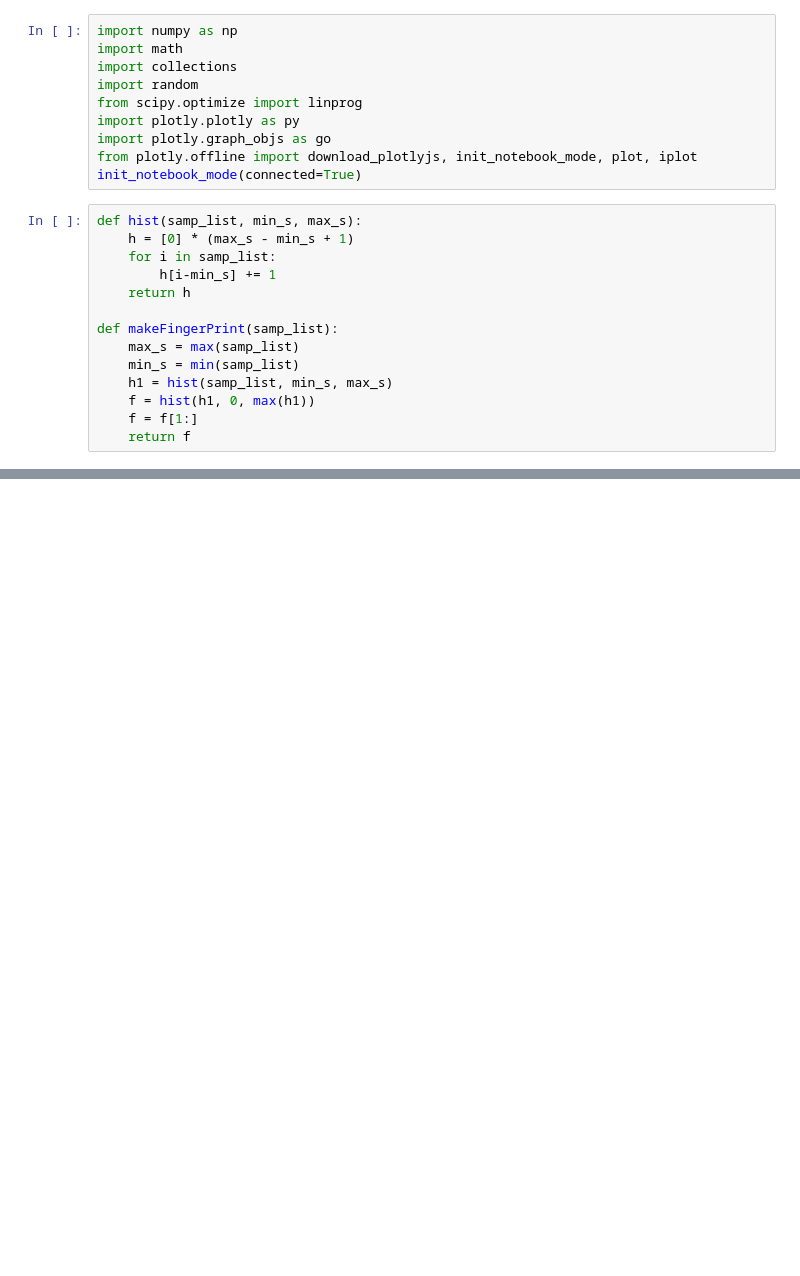
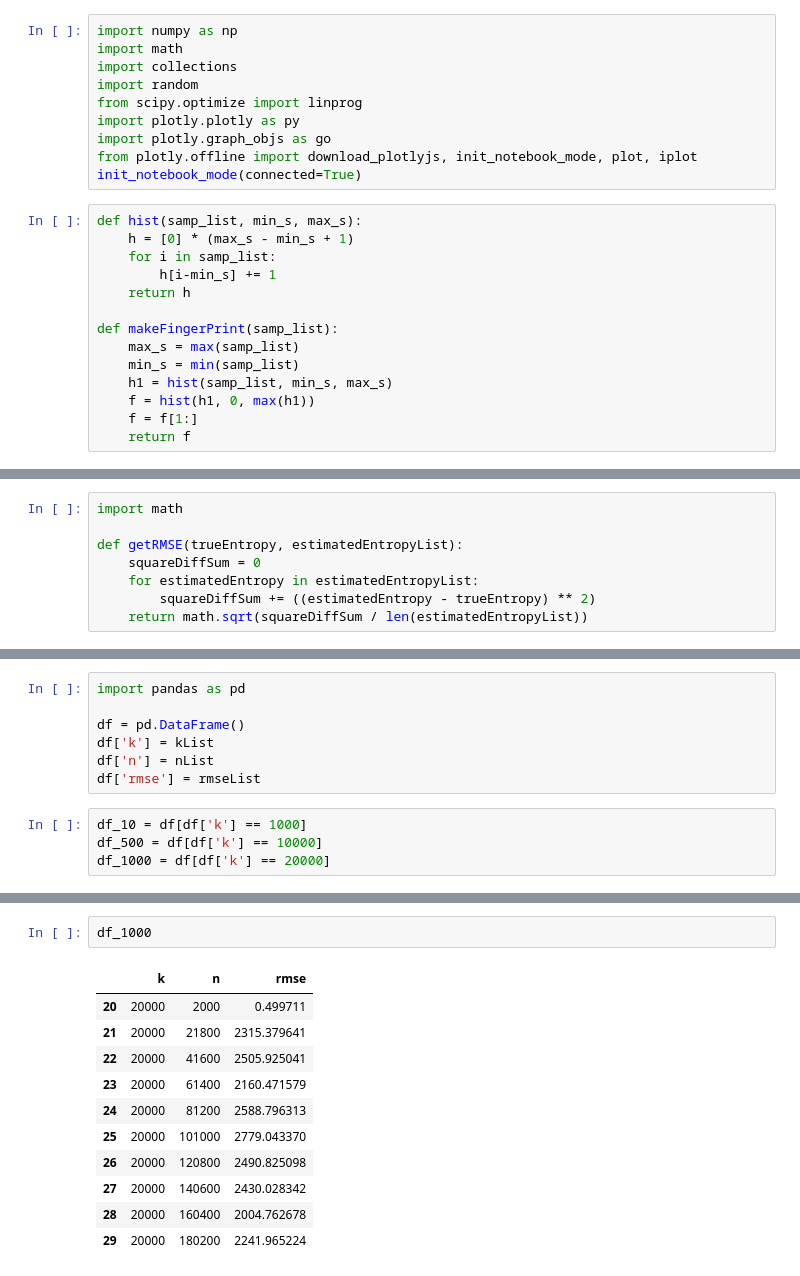
Before and after one commit to rkya/EstimatingTheUnseen, a Jupyter notebook: Neel_unseen.ipynb, the cells around one changed output, grey strips where cells are left out. Drawn from its saved outputs; the diff is of its cells as text; blank space fills up the shorter version.

```diff
--- a/Neel_unseen.ipynb
+++ b/Neel_unseen.ipynb
@@ -535,3 +409,11 @@ def entropy_estC(f):
     histx = tempHistX
 
     return ent
+# %%
+import math
+
+def getRMSE(trueEntropy, estimatedEntropyList):
+    squareDiffSum = 0
+    for estimatedEntropy in estimatedEntropyList:
+        squareDiffSum += ((estimatedEntropy - trueEntropy) ** 2)
+    return math.sqrt(squareDiffSum / len(estimatedEntropyList))
@@ -537,0 +481,11 @@ def entropy_estC(f):
+# %%
+import pandas as pd
+
+df = pd.DataFrame()
+df['k'] = kList
+df['n'] = nList
+df['rmse'] = rmseList
+# %%
+df_10 = df[df['k'] == 1000]
+df_500 = df[df['k'] == 10000]
+df_1000 = df[df['k'] == 20000]
@@ -537,0 +505,14 @@ def entropy_estC(f):
+# %%
+df_1000
+# %% [output]
+|  | k | n | rmse |
+| 20 | 20000 | 2000 | 0.499711 |
+| 21 | 20000 | 21800 | 2315.379641 |
+| 22 | 20000 | 41600 | 2505.925041 |
+| 23 | 20000 | 61400 | 2160.471579 |
+| 24 | 20000 | 81200 | 2588.796313 |
+| 25 | 20000 | 101000 | 2779.043370 |
+| 26 | 20000 | 120800 | 2490.825098 |
+| 27 | 20000 | 140600 | 2430.028342 |
+| 28 | 20000 | 160400 | 2004.762678 |
+| 29 | 20000 | 180200 | 2241.965224 |
```
Also changed, not shown: parts of 11 cells of this notebook.
